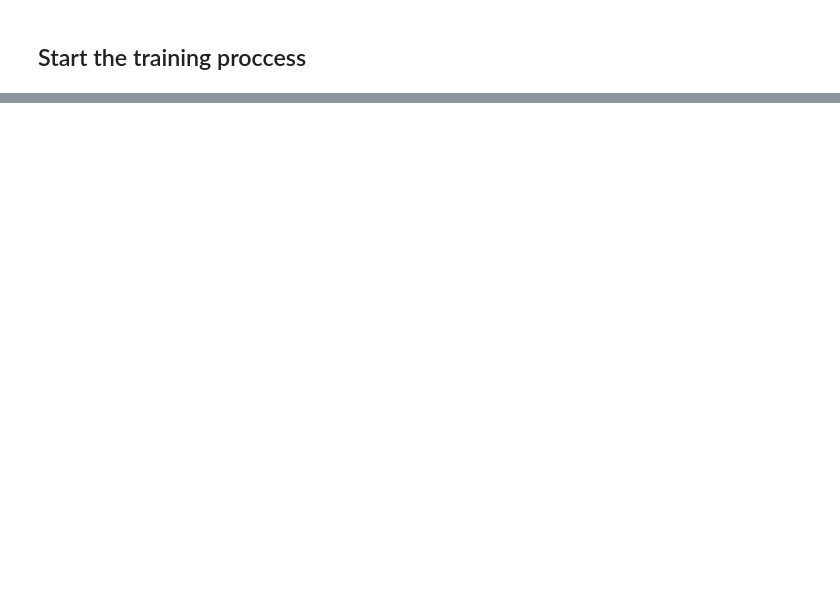
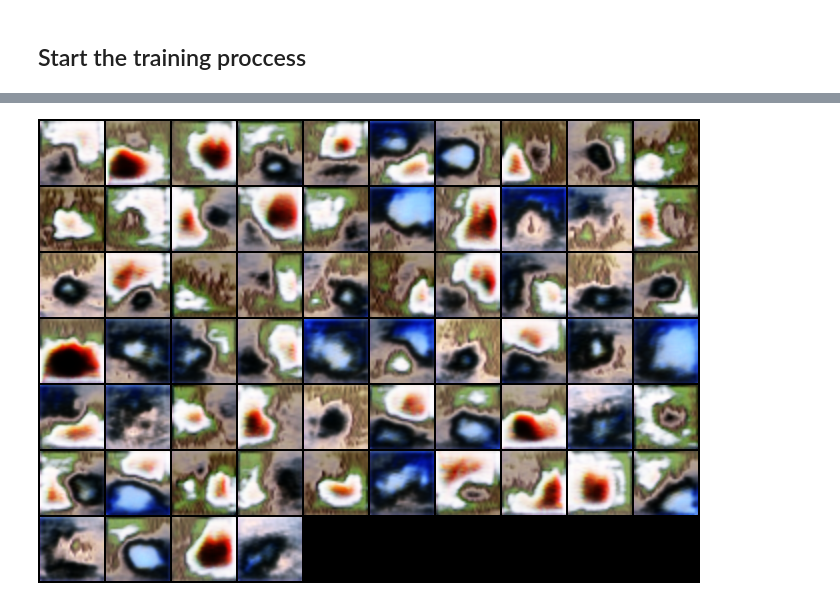
Before and after one commit to Alkhaddour/GAN-Tutorial, a Jupyter notebook: Lab2/02_DcGAN.ipynb, the cells around one changed output, grey strips where cells are left out. Drawn from its saved outputs; the diff is of its cells as text; code cells hidden in the pictures; blank space fills up the shorter version.

```diff
--- a/Lab2/02_DcGAN.ipynb
+++ b/Lab2/02_DcGAN.ipynb
@@ -17,8 +17,8 @@ plt.style.use("ggplot")
 
 
 class CFG:
-    batch_size = 128
-    num_epochs = 300
+    batch_size = 64
+    num_epochs = 40
     workers = 4
     seed = 2021
     image_W = 64
@@ -29,7 +29,7 @@ class CFG:
     nz = 100 #latent random input vector
     ngf = 64 #Size of feature maps in generator
     ndf = 64 #Size of feature maps in discriminator
-    lr = 0.0002
+    lr = 0.0001
     device = 'cuda'
     sample_dir = "./images/"
 
@@ -271,5 +301,8 @@ for epoch in range(CFG.num_epochs):
 # %%
-Image(os.path.join(CFG.sample_dir, 'fake_images-0225.png'))
+from IPython.display import Image
+Image(os.path.join(CFG.sample_dir, 'fake_images-0025.png'))
+# %% [output]
+[figure, added]
 # %%
 plt.plot(d_losses, '-')
 plt.plot(g_losses, '-')
```
Also changed, not shown: parts of 10 cells of this notebook, 3 other files.
